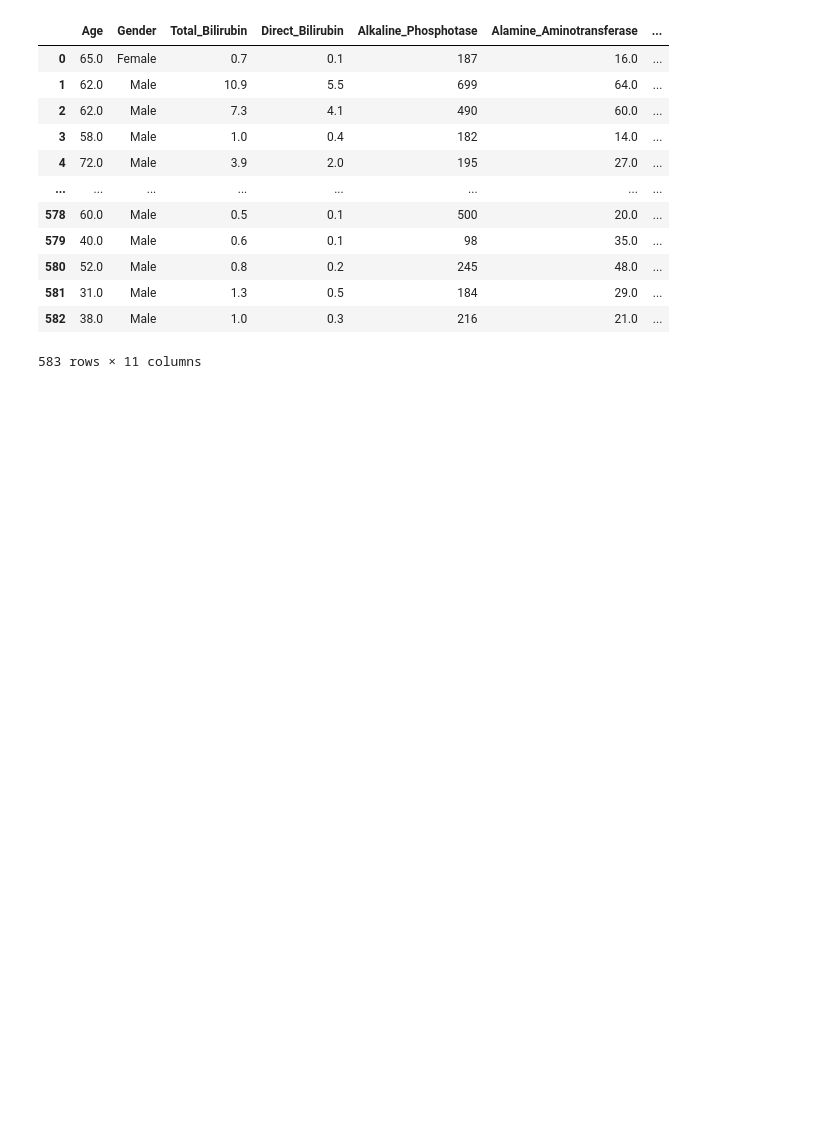
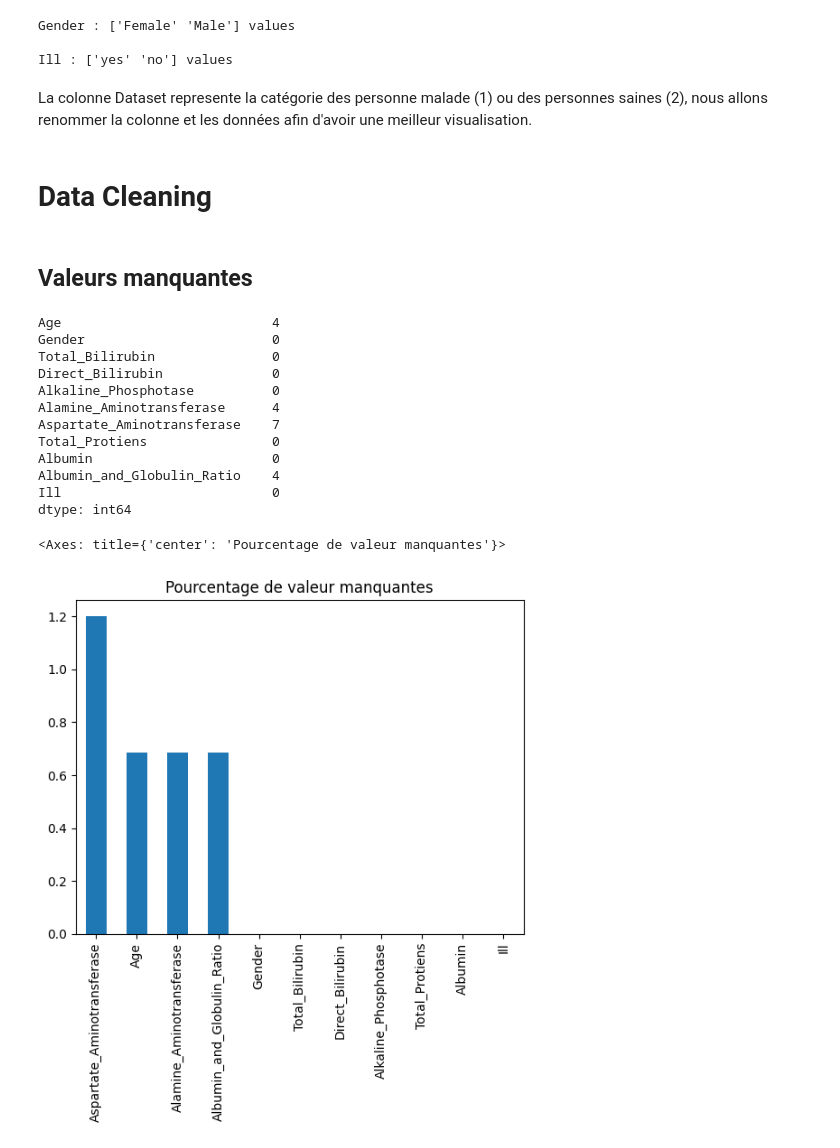
Before and after one commit to GITGENome/foie, a Jupyter notebook: Etude_maladie_foie.ipynb, the cells around one changed output. Drawn from its saved outputs; the diff is of its cells as text; code cells hidden in the pictures; blank space fills up the shorter version.

```diff
--- a/Etude_maladie_foie.ipynb
+++ b/Etude_maladie_foie.ipynb
@@ -35,0 +77,13 @@ Name: Dataset, dtype: int64
+# %%
+cat_cols = [col for col in df_foie.select_dtypes(['object']).columns]
+
+for col in cat_cols:
+  print(f"{col} : {df_foie[col].unique()} values\n")
+# %% [output]
+Gender : ['Female' 'Male'] values
+
+Ill : ['yes' 'no'] values
+# %% [markdown]
+La colonne Dataset represente la catégorie des personne malade (1) ou des personnes saines (2), nous allons renommer la colonne et les données afin d'avoir une meilleur visualisation.
+# %% [markdown]
+# Data Cleaning
@@ -36,16 +96,22 @@ Name: Dataset, dtype: int64
+# %% [markdown]
+## Valeurs manquantes
 # %%
-df_foie
+df_foie.isna().sum()
 # %% [output]
-|  | Age | Gender | Total_Bilirubin | Direct_Bilirubin | Alkaline_Phosphotase | Alamine_Aminotransferase | ... |
-| 0 | 65.0 | Female | 0.7 | 0.1 | 187 | 16.0 | ... |
-| 1 | 62.0 | Male | 10.9 | 5.5 | 699 | 64.0 | ... |
-| 2 | 62.0 | Male | 7.3 | 4.1 | 490 | 60.0 | ... |
-| 3 | 58.0 | Male | 1.0 | 0.4 | 182 | 14.0 | ... |
-| 4 | 72.0 | Male | 3.9 | 2.0 | 195 | 27.0 | ... |
-| ... | ... | ... | ... | ... | ... | ... | ... |
-| 578 | 60.0 | Male | 0.5 | 0.1 | 500 | 20.0 | ... |
-| 579 | 40.0 | Male | 0.6 | 0.1 | 98 | 35.0 | ... |
-| 580 | 52.0 | Male | 0.8 | 0.2 | 245 | 48.0 | ... |
-| 581 | 31.0 | Male | 1.3 | 0.5 | 184 | 29.0 | ... |
-| 582 | 38.0 | Male | 1.0 | 0.3 | 216 | 21.0 | ... |
-583 rows × 11 columns
+Age                           4
+Gender                        0
+Total_Bilirubin               0
+Direct_Bilirubin              0
+Alkaline_Phosphotase          0
+Alamine_Aminotransferase      4
+Aspartate_Aminotransferase    7
+Total_Protiens                0
+Albumin                       0
+Albumin_and_Globulin_Ratio    4
+Ill                           0
+dtype: int64
+# %%
+(df_foie.isna().mean().sort_values(ascending=False)*100).plot(kind = "bar", title = "Pourcentage de valeur manquantes")
+# %% [output]
+<Axes: title={'center': 'Pourcentage de valeur manquantes'}>
+[figure, added]
```
Also changed, not shown: parts of 42 cells of this notebook.
